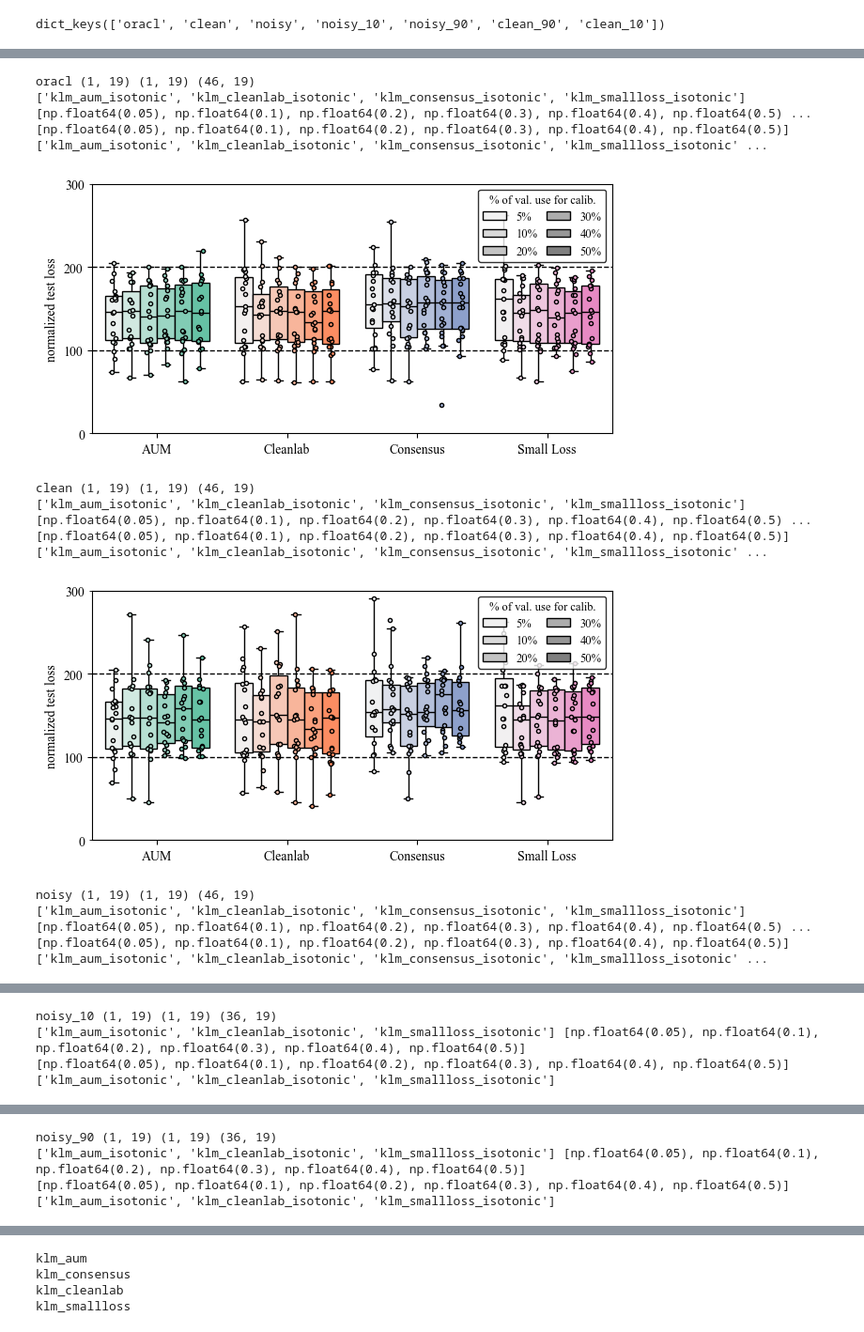
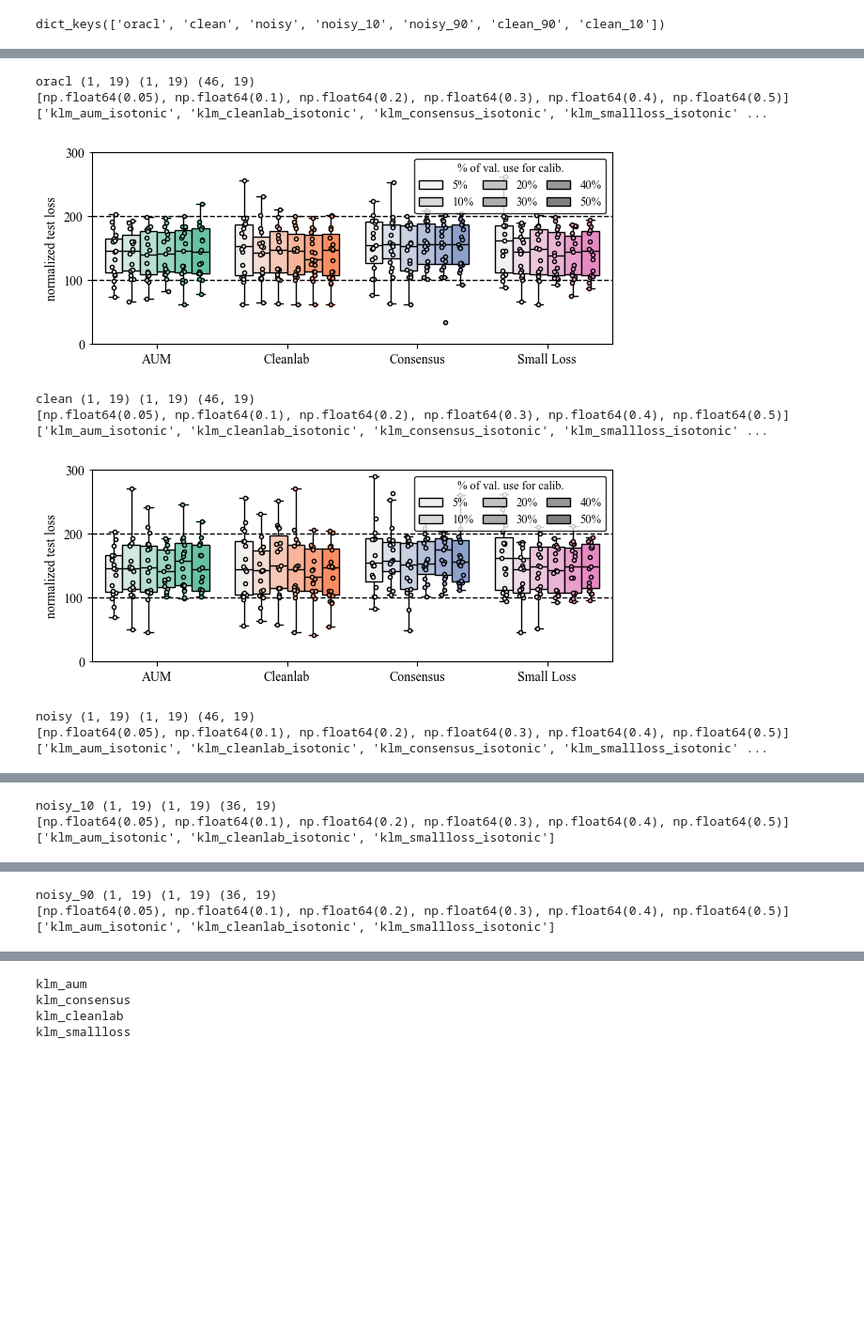
Before and after one commit to Orange-OpenSource/mislabeled-benchmark, a Jupyter notebook: analysis_calib.ipynb, the cells around one changed output, grey strips where cells are left out. Shown at 94% size. Cells and saved outputs as stored; diff of their text form; code cells hidden in the pictures; blank space fills up the shorter version.

```diff
--- a/analysis_calib.ipynb
+++ b/analysis_calib.ipynb
@@ -861,7 +861,7 @@ for k, r in results_cv.items():
         df_sns_format.loc[non_baseline_mask, "calibration_size"].unique()
     )
 
-    tf.figure(width=TMLR_textwidth * 0.95, ratio=0.5, pad=0.5)
+    tf.figure(width=TMLR_textwidth * 0.95, ratio=0.4, pad=0.5)
 
     # plt.axhline(100)
     # plt.axhline(200)
@@ -1007,41 +1007,38 @@ for k, r in results_cv.items():
             for i, c in enumerate(ordered_addons)
         ],
         loc="upper right",
-        ncol=2,
+        ncol=3,
         fontsize=9,
         title="% of val. use for calib.",
         title_fontsize=9,
         edgecolor="black",
         columnspacing=0.8,
     )
 
     # noise_str = "NCAR" if prefix.split("/")[0] == "noise" else "NNAR"
     # classif_str = (
     #     "Linear Classifier"
     #     if prefix.split("/")[1] == "klm"
     #     else "Gradient Boosting Classifier"
     # )
     # # plt.suptitle(f"{hp_tune_str[k]}")
     # # plt.suptitle(
     # #     f"{noise_str} | {strategy_str[exp_alt]} | {classif_str} | {hp_tune_str[k]}"
     # # )
 
     if not os.path.exists("figures/calib_size"):
         # os.mkdir("figures")
         os.mkdir("figures/calib_size/")
 
     tf.savefig(f"figures/calib_size/{prefix.replace('/', '_')}_{exp_alt}_{k}_{metric}")
 
     plt.show()
 # %% [output]
 oracl (1, 19) (1, 19) (46, 19)
-['klm_aum_isotonic', 'klm_cleanlab_isotonic', 'klm_consensus_isotonic', 'klm_smallloss_isotonic'] [np.float64(0.05), np.float64(0.1), np.float64(0.2), np.float64(0.3), np.float64(0.4), np.float64(0.5) ...
 [np.float64(0.05), np.float64(0.1), np.float64(0.2), np.float64(0.3), np.float64(0.4), np.float64(0.5)] ['klm_aum_isotonic', 'klm_cleanlab_isotonic', 'klm_consensus_isotonic', 'klm_smallloss_isotonic' ...
-[figure, old version]
+[figure, new version]
 clean (1, 19) (1, 19) (46, 19)
-['klm_aum_isotonic', 'klm_cleanlab_isotonic', 'klm_consensus_isotonic', 'klm_smallloss_isotonic'] [np.float64(0.05), np.float64(0.1), np.float64(0.2), np.float64(0.3), np.float64(0.4), np.float64(0.5) ...
 [np.float64(0.05), np.float64(0.1), np.float64(0.2), np.float64(0.3), np.float64(0.4), np.float64(0.5)] ['klm_aum_isotonic', 'klm_cleanlab_isotonic', 'klm_consensus_isotonic', 'klm_smallloss_isotonic' ...
-[figure, old version]
+[figure, new version]
 noisy (1, 19) (1, 19) (46, 19)
-['klm_aum_isotonic', 'klm_cleanlab_isotonic', 'klm_consensus_isotonic', 'klm_smallloss_isotonic'] [np.float64(0.05), np.float64(0.1), np.float64(0.2), np.float64(0.3), np.float64(0.4), np.float64(0.5) ...
 [np.float64(0.05), np.float64(0.1), np.float64(0.2), np.float64(0.3), np.float64(0.4), np.float64(0.5)] ['klm_aum_isotonic', 'klm_cleanlab_isotonic', 'klm_consensus_isotonic', 'klm_smallloss_isotonic' ...
@@ -1049,3 +1046,2 @@ noisy (1, 19) (1, 19) (46, 19)
 noisy_10 (1, 19) (1, 19) (36, 19)
-['klm_aum_isotonic', 'klm_cleanlab_isotonic', 'klm_smallloss_isotonic'] [np.float64(0.05), np.float64(0.1), np.float64(0.2), np.float64(0.3), np.float64(0.4), np.float64(0.5)]
 [np.float64(0.05), np.float64(0.1), np.float64(0.2), np.float64(0.3), np.float64(0.4), np.float64(0.5)] ['klm_aum_isotonic', 'klm_cleanlab_isotonic', 'klm_smallloss_isotonic']
@@ -1053,3 +1049,2 @@ noisy_10 (1, 19) (1, 19) (36, 19)
 noisy_90 (1, 19) (1, 19) (36, 19)
-['klm_aum_isotonic', 'klm_cleanlab_isotonic', 'klm_smallloss_isotonic'] [np.float64(0.05), np.float64(0.1), np.float64(0.2), np.float64(0.3), np.float64(0.4), np.float64(0.5)]
 [np.float64(0.05), np.float64(0.1), np.float64(0.2), np.float64(0.3), np.float64(0.4), np.float64(0.5)] ['klm_aum_isotonic', 'klm_cleanlab_isotonic', 'klm_smallloss_isotonic']
```
Also changed, not shown: parts of 4 cells of this notebook.
